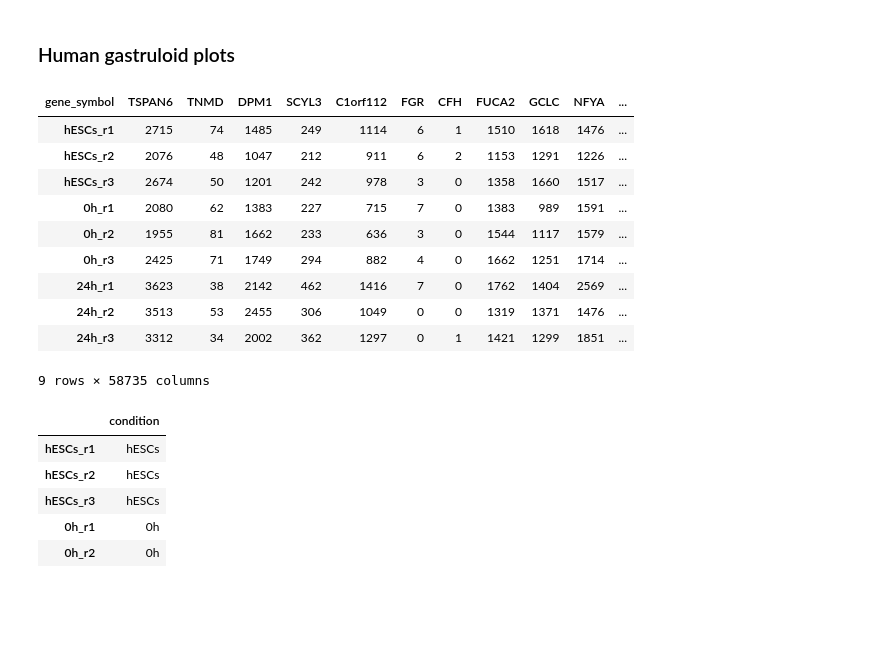
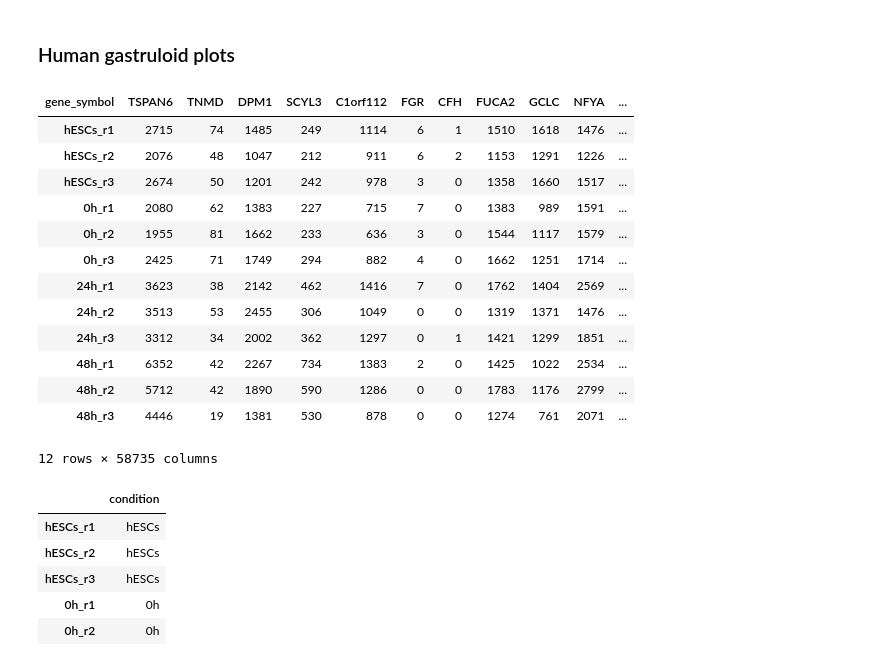
Before and after one commit to PauPascualMas/chiron_gastruloids_bulk_rna_seq, a Jupyter notebook: analysis/notebooks/human_plots.ipynb, the cells around one changed output. Cells and saved outputs as stored; diff of their text form; code cells hidden in the pictures; blank space fills up the shorter version.

```diff
--- a/analysis/notebooks/human_plots.ipynb
+++ b/analysis/notebooks/human_plots.ipynb
@@ -19,30 +19,33 @@ save_format = "svg"
 # %%
 human_file = "../data/wnt_nodal_rnaseq/Human_gastruloids_bulk-Raw_counts.xlsx"  # replace with path
 
 counts = pd.read_excel(human_file, index_col=1)
 counts.drop(columns='gene_ID', inplace=True)
 counts = counts.T
 
 # kepp hESC, 0h and 24h
-counts = counts[counts.index.str.contains(r'hESC|0h|24h')]
+counts = counts[counts.index.str.contains(r'hESC|0h|24h|48h')]
 
 # Ensure counts are integers
 counts = counts.fillna(0)  # Replace NaNs with 0
 counts = counts.astype(int)
 
 counts
 # %% [output]
 | gene_symbol | TSPAN6 | TNMD | DPM1 | SCYL3 | C1orf112 | FGR | CFH | FUCA2 | GCLC | NFYA | ... |
 | hESCs_r1 | 2715 | 74 | 1485 | 249 | 1114 | 6 | 1 | 1510 | 1618 | 1476 | ... |
 | hESCs_r2 | 2076 | 48 | 1047 | 212 | 911 | 6 | 2 | 1153 | 1291 | 1226 | ... |
 | hESCs_r3 | 2674 | 50 | 1201 | 242 | 978 | 3 | 0 | 1358 | 1660 | 1517 | ... |
 | 0h_r1 | 2080 | 62 | 1383 | 227 | 715 | 7 | 0 | 1383 | 989 | 1591 | ... |
 | 0h_r2 | 1955 | 81 | 1662 | 233 | 636 | 3 | 0 | 1544 | 1117 | 1579 | ... |
 | 0h_r3 | 2425 | 71 | 1749 | 294 | 882 | 4 | 0 | 1662 | 1251 | 1714 | ... |
 | 24h_r1 | 3623 | 38 | 2142 | 462 | 1416 | 7 | 0 | 1762 | 1404 | 2569 | ... |
 | 24h_r2 | 3513 | 53 | 2455 | 306 | 1049 | 0 | 0 | 1319 | 1371 | 1476 | ... |
 | 24h_r3 | 3312 | 34 | 2002 | 362 | 1297 | 0 | 1 | 1421 | 1299 | 1851 | ... |
+| 48h_r1 | 6352 | 42 | 2267 | 734 | 1383 | 2 | 0 | 1425 | 1022 | 2534 | ... |
+| 48h_r2 | 5712 | 42 | 1890 | 590 | 1286 | 0 | 0 | 1783 | 1176 | 2799 | ... |
+| 48h_r3 | 4446 | 19 | 1381 | 530 | 878 | 0 | 0 | 1274 | 761 | 2071 | ... |
-9 rows × 58735 columns
+12 rows × 58735 columns
 # %%
 # metadata
 # Correct metadata creation
```
Also changed, not shown: parts of 26 cells of this notebook, 6 other files.
